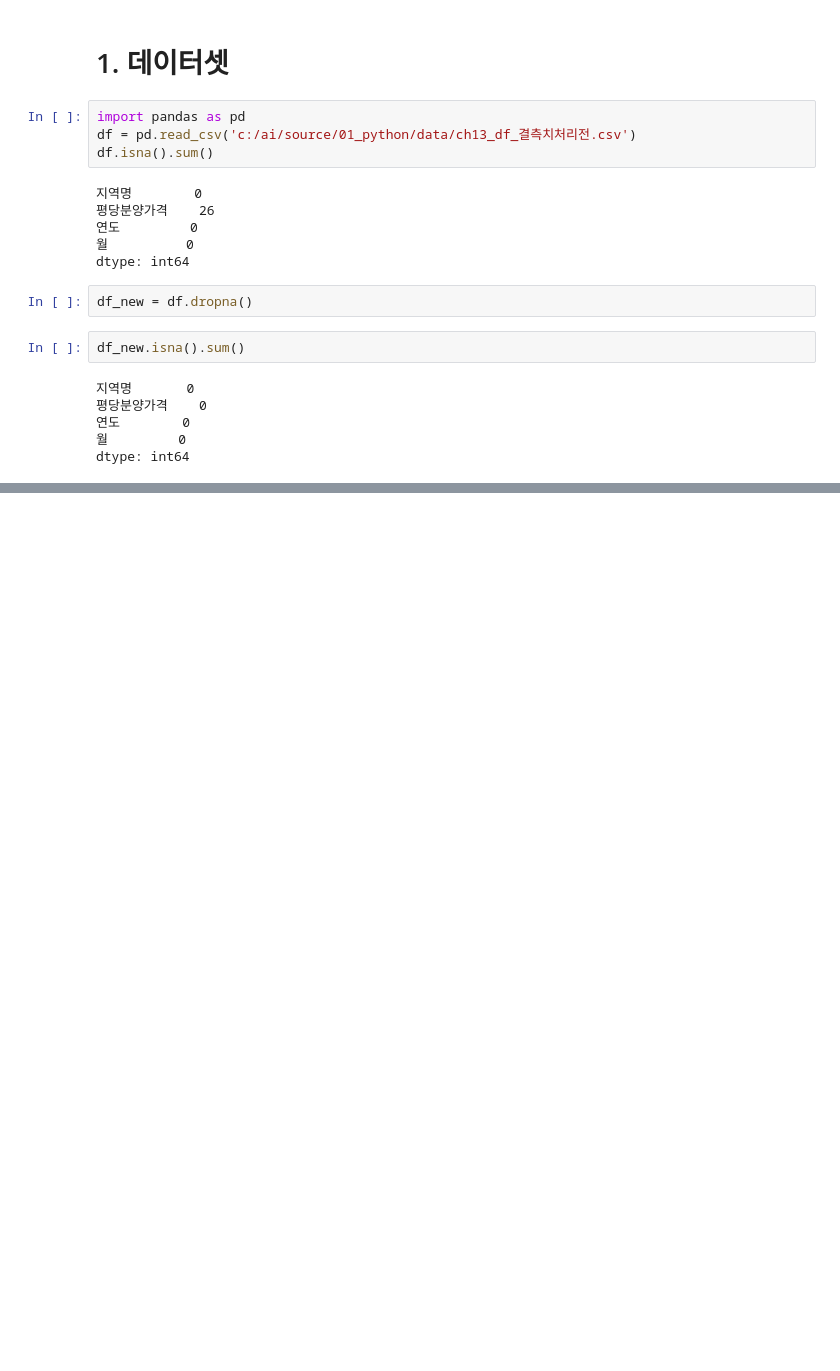
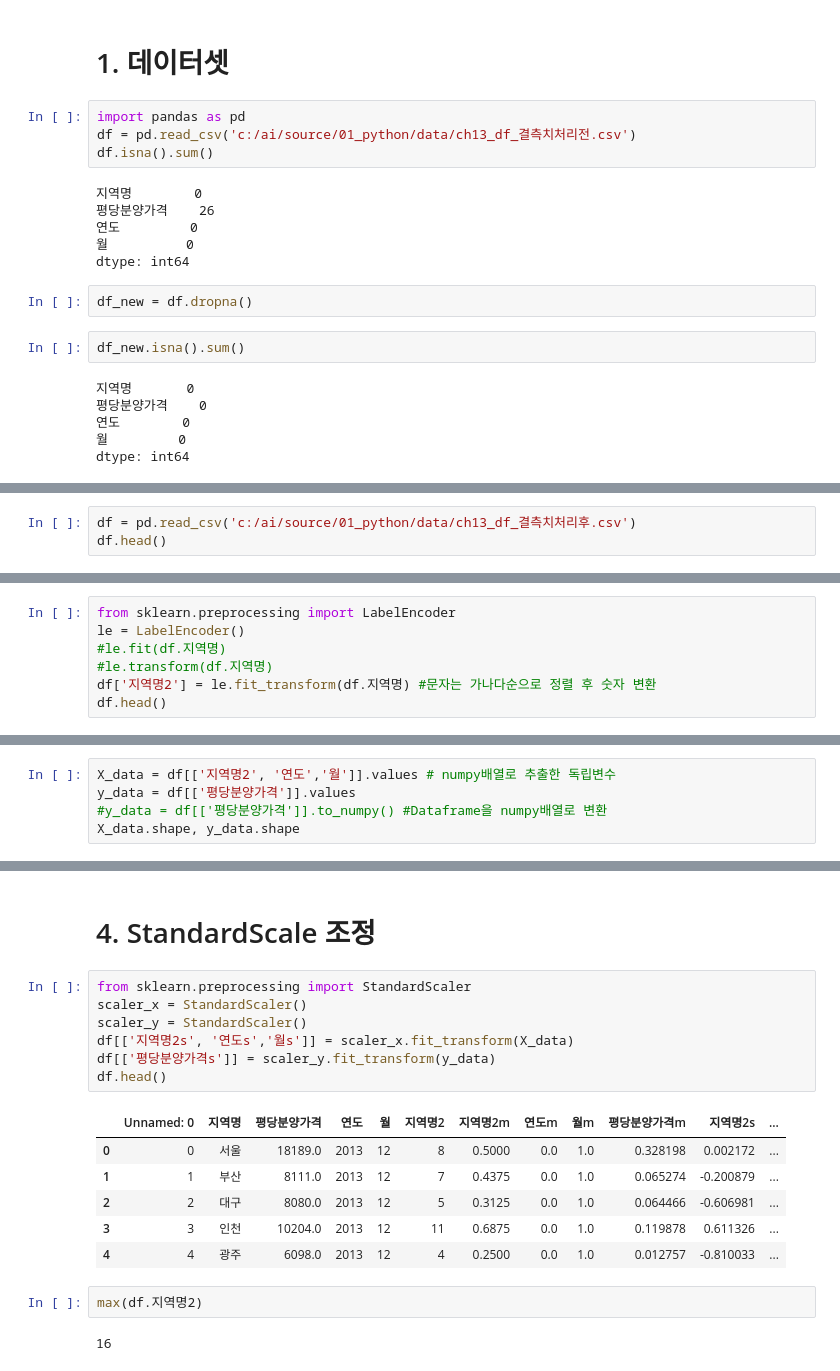
Before and after one commit to hurjoung/ai, a Jupyter notebook: source/05_DeepLearning/연습문제(라벨인코딩_스케일조정_원핫인코딩).ipynb, the cells around one changed output, grey strips where cells are left out. Cells and saved outputs as stored; diff of their text form; blank space fills up the shorter version.

```diff
--- a/source/05_DeepLearning/연습문제(라벨인코딩_스케일조정_원핫인코딩).ipynb
+++ b/source/05_DeepLearning/연습문제(라벨인코딩_스케일조정_원핫인코딩).ipynb
@@ -39,0 +51,3 @@ dtype: int64
+# %%
+df = pd.read_csv('c:/ai/source/01_python/data/ch13_df_결측치처리후.csv')
+df.head()
@@ -39,0 +86,7 @@ dtype: int64
+# %%
+from sklearn.preprocessing import LabelEncoder
+le = LabelEncoder()
+#le.fit(df.지역명)
+#le.transform(df.지역명)
+df['지역명2'] = le.fit_transform(df.지역명) #문자는 가나다순으로 정렬 후 숫자 변환
+df.head()
@@ -39,0 +102,5 @@ dtype: int64
+# %%
+X_data = df[['지역명2', '연도','월']].values # numpy배열로 추출한 독립변수
+y_data = df[['평당분양가격']].values
+#y_data = df[['평당분양가격']].to_numpy() #Dataframe을 numpy배열로 변환
+X_data.shape, y_data.shape
@@ -39,0 +143,20 @@ dtype: int64
+# %% [markdown]
+# 4. StandardScale 조정
+# %%
+from sklearn.preprocessing import StandardScaler
+scaler_x = StandardScaler()
+scaler_y = StandardScaler()
+df[['지역명2s', '연도s','월s']] = scaler_x.fit_transform(X_data)
+df[['평당분양가격s']] = scaler_y.fit_transform(y_data)
+df.head()
+# %% [output]
+|  | Unnamed: 0 | 지역명 | 평당분양가격 | 연도 | 월 | 지역명2 | 지역명2m | 연도m | 월m | 평당분양가격m | 지역명2s | ... |
+| 0 | 0 | 서울 | 18189.0 | 2013 | 12 | 8 | 0.5000 | 0.0 | 1.0 | 0.328198 | 0.002172 | ... |
+| 1 | 1 | 부산 | 8111.0 | 2013 | 12 | 7 | 0.4375 | 0.0 | 1.0 | 0.065274 | -0.200879 | ... |
+| 2 | 2 | 대구 | 8080.0 | 2013 | 12 | 5 | 0.3125 | 0.0 | 1.0 | 0.064466 | -0.606981 | ... |
+| 3 | 3 | 인천 | 10204.0 | 2013 | 12 | 11 | 0.6875 | 0.0 | 1.0 | 0.119878 | 0.611326 | ... |
+| 4 | 4 | 광주 | 6098.0 | 2013 | 12 | 4 | 0.2500 | 0.0 | 1.0 | 0.012757 | -0.810033 | ... |
+# %%
+max(df.지역명2)
+# %% [output]
+16
```
Also changed, not shown: parts of 22 cells of this notebook, 5 other files.
